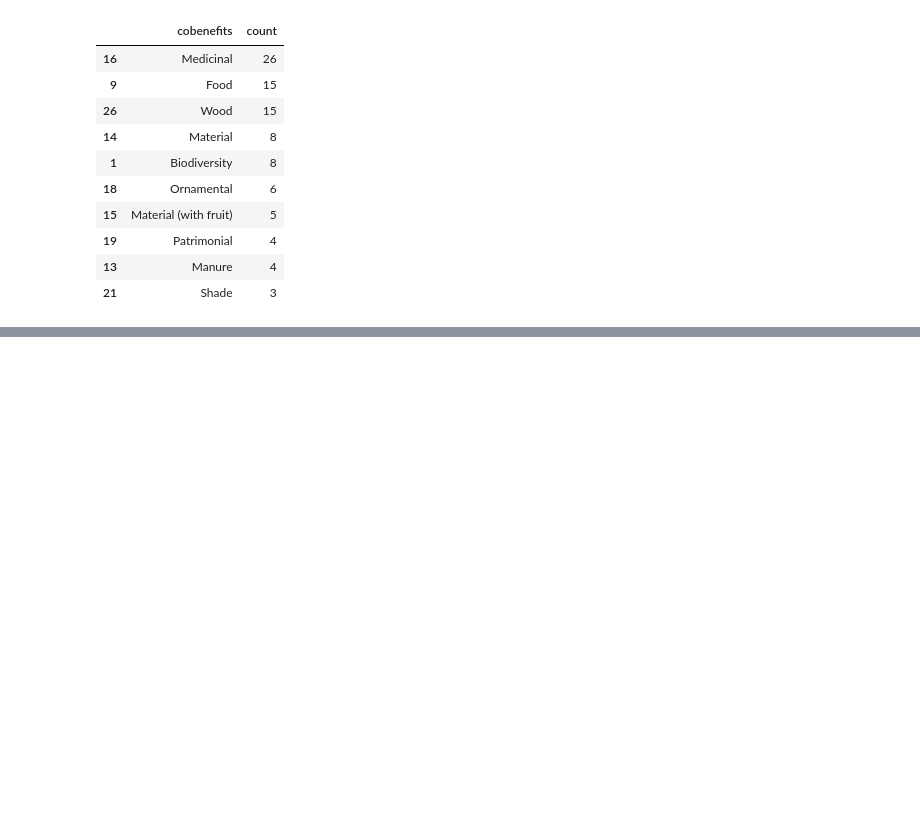
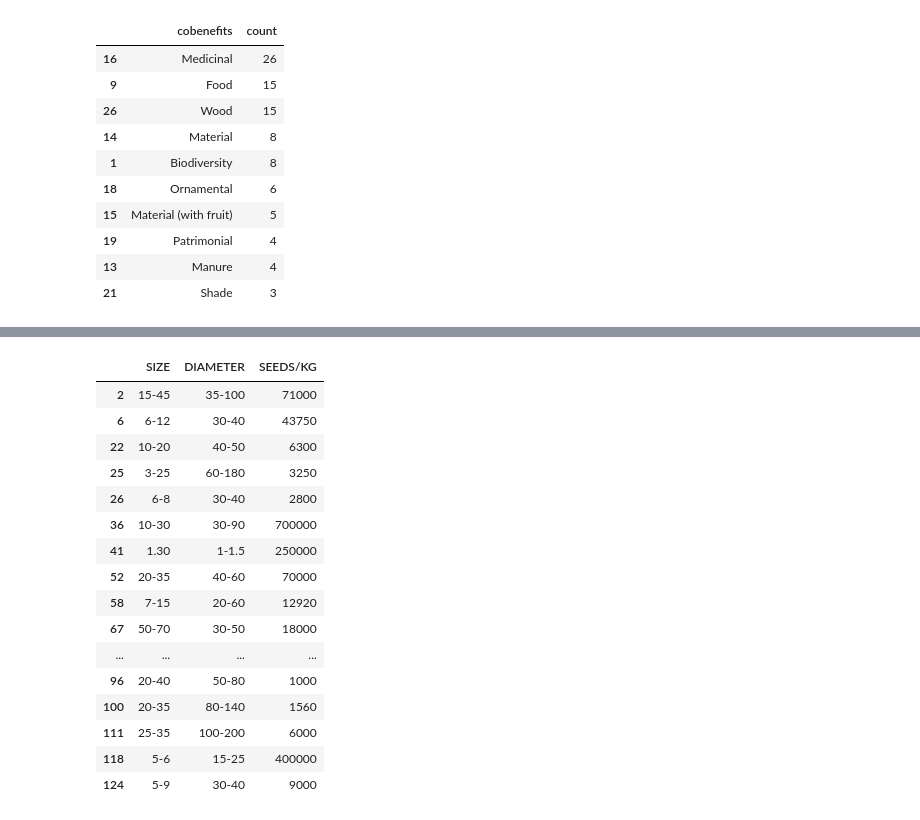
Before and after one commit to SametMohamedRayen/MorfoTechnicalTest, a Jupyter notebook: main.ipynb, the cells around one changed output, grey strips where cells are left out. Saved outputs shown, nothing was run; the diff lists cells and outputs as text; code cells hidden in the pictures; blank space fills up the shorter version.

```diff
--- a/main.ipynb
+++ b/main.ipynb
@@ -47,0 +55,33 @@ df_top_10_cb
+# %%
+df_stats = df[["SIZE","DIAMETER","SEEDS/KG"]]
+def mean_interval(interval):
+    interval = str(interval)
+    ls = interval.split("-")
+    if len(ls) == 1 :
+        return float(ls[0])
+    return (float(ls[1])-float(ls[0]))/2
+df_stats = df_stats.dropna()
+df_stats = df_stats.iloc[1:]
+
+df_stats_size = df_stats["SIZE"].apply(mean_interval)
+print(df_stats["SIZE"].mean())
+print(df_stats["DIAMETER"].mean())
+print(df_stats["SEEDS/KG"].mean())
+# %% [output]
+|  | SIZE | DIAMETER | SEEDS/KG |
+| 2 | 15-45 | 35-100 | 71000 |
+| 6 | 6-12 | 30-40 | 43750 |
+| 22 | 10-20 | 40-50 | 6300 |
+| 25 | 3-25 | 60-180 | 3250 |
+| 26 | 6-8 | 30-40 | 2800 |
+| 36 | 10-30 | 30-90 | 700000 |
+| 41 | 1.30 | 1-1.5 | 250000 |
+| 52 | 20-35 | 40-60 | 70000 |
+| 58 | 7-15 | 20-60 | 12920 |
+| 67 | 50-70 | 30-50 | 18000 |
+| ... | ... | ... | ... |
+| 96 | 20-40 | 50-80 | 1000 |
+| 100 | 20-35 | 80-140 | 1560 |
+| 111 | 25-35 | 100-200 | 6000 |
+| 118 | 5-6 | 15-25 | 400000 |
+| 124 | 5-9 | 30-40 | 9000 |
```
Also changed, not shown: parts of 1 cell of this notebook.
